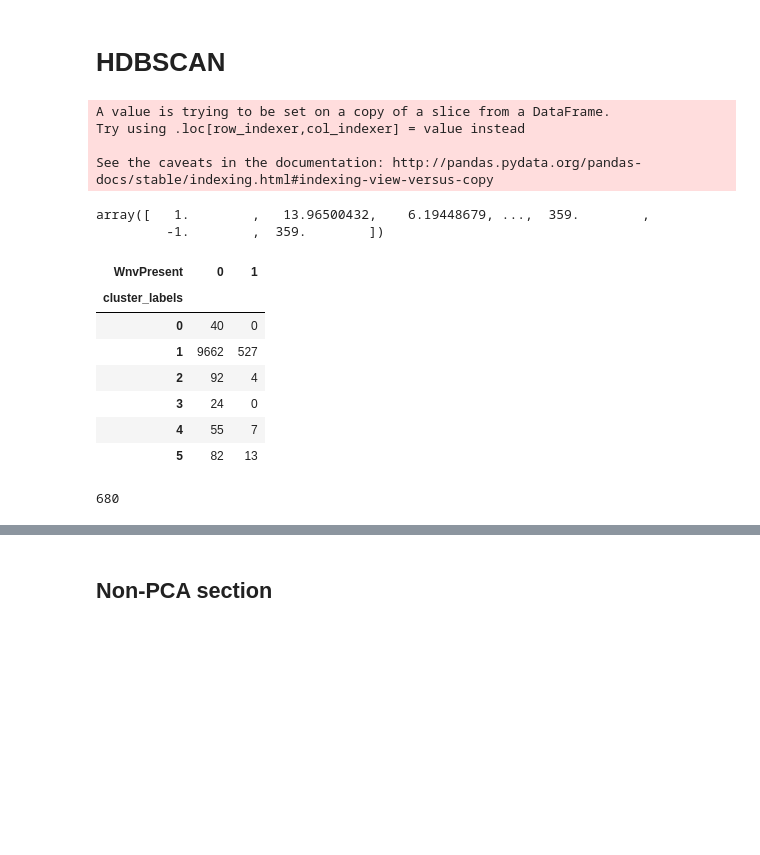
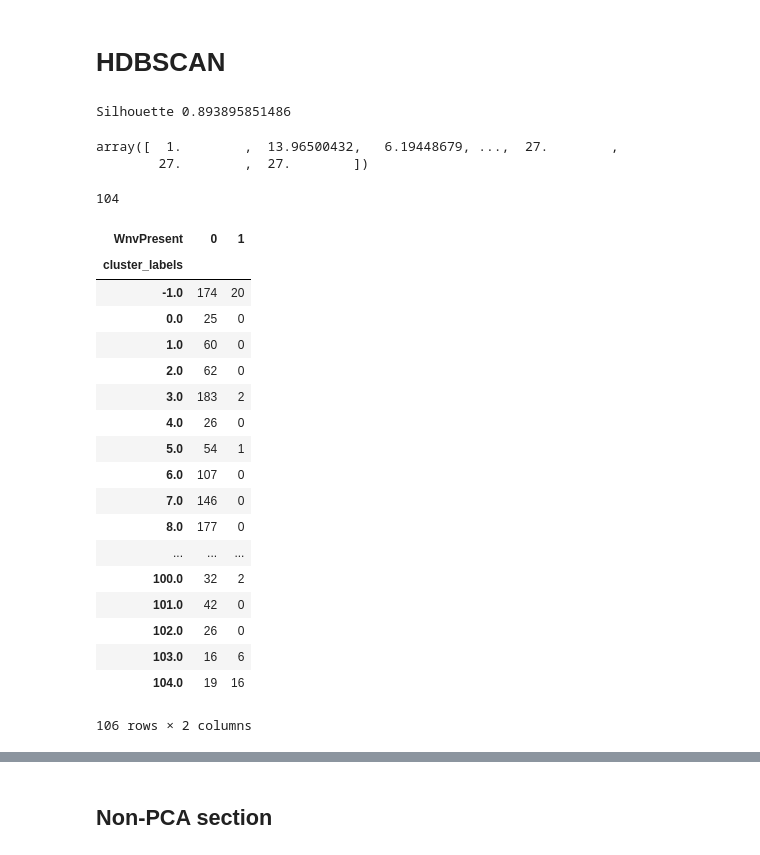
Before and after one commit to austinbrian/skeeter_patrol, a Jupyter notebook: code/BDA-modeling-2.ipynb, the cells around one changed output, grey strips where cells are left out. Drawn from its saved outputs; the diff is of its cells as text; code cells hidden in the pictures; blank space fills up the shorter version.

```diff
--- a/code/BDA-modeling-2.ipynb
+++ b/code/BDA-modeling-2.ipynb
@@ -11,6 +11,11 @@ import hdbscan
 train = pd.read_csv('~/Dropbox/DSI/train.csv')
 cols = [i for i in train.columns]
 train.Date = pd.to_datetime(train.Date)
+
+# rename the extra trap
+train.loc[test['Coordinates'] == (41.992478000000006, -87.862994999999998), 'Trap'] = 'T009Alt'
+train.loc[test['Coordinates'] == (41.763733000000002, -87.742301999999995) , 'Trap'] = 'T035Alt'
+
 
 # deal with NaNs
 for i in train.columns[train.isnull().sum()>0]: # for all the columns with nans
@@ -103,34 +108,45 @@ Name: Coordinates, dtype: int64
 # %% [markdown]
 # HDBSCAN
 # %%
-train
-X = train[X_cols]
+from sklearn.metrics import silhouette_score
+X = train[X_cols].dropna()
 X_vals = X.values
-clusterer = hdbscan.HDBSCAN(min_cluster_size=5)
+clusterer = hdbscan.HDBSCAN(min_cluster_size=20)
 cluster_labels = clusterer.fit_predict(X)
-# train['cluster_labels'] = clusterer.labels_
-train.dropna()['cluster_labels'] = cluster_labels
+print "Silhouette",silhouette_score(X,cluster_labels)
+
+# train.dropna()['cluster_labels'] = clusterer.labels_
+cluster = train[X_cols].dropna()
+cluster['cluster_labels'] = cluster_labels
 np.append(X_vals,cluster_labels)
 # %% [output]
-A value is trying to be set on a copy of a slice from a DataFrame.
-Try using .loc[row_indexer,col_indexer] = value instead
-
-See the caveats in the documentation: http://pandas.pydata.org/pandas-docs/stable/indexing.html#indexing-view-versus-copy
+Silhouette 0.893895851486
-array([   1.        ,   13.96500432,    6.19448679, ...,  359.        ,
-         -1.        ,  359.        ])
+array([  1.        ,  13.96500432,   6.19448679, ...,  27.        ,
+        27.        ,  27.        ])
+# %%
+# We create a total of ... 665 clusters. That's a lot of clusters. Reran with min clusters=10/20
+cluster_labels.max()
+# %% [output]
+104
 # %%
-pd.crosstab(train.cluster_labels,train.WnvPresent)
+pd.crosstab(cluster.cluster_labels,train.WnvPresent)
 # %% [output]
 | WnvPresent | 0 | 1 |
 | cluster_labels |  |  |
-| 0 | 40 | 0 |
-| 1 | 9662 | 527 |
-| 2 | 92 | 4 |
-| 3 | 24 | 0 |
-| 4 | 55 | 7 |
-| 5 | 82 | 13 |
+| -1.0 | 174 | 20 |
+| 0.0 | 25 | 0 |
+| 1.0 | 60 | 0 |
+| 2.0 | 62 | 0 |
+| 3.0 | 183 | 2 |
+| 4.0 | 26 | 0 |
+| 5.0 | 54 | 1 |
+| 6.0 | 107 | 0 |
+| 7.0 | 146 | 0 |
+| 8.0 | 177 | 0 |
+| ... | ... | ... |
+| 100.0 | 32 | 2 |
+| 101.0 | 42 | 0 |
+| 102.0 | 26 | 0 |
+| 103.0 | 16 | 6 |
+| 104.0 | 19 | 16 |
+106 rows × 2 columns
-# %%
-# We create a total of ... 665 clusters. That's a lot of clusters. Reran with min clusters=10
-cluster_labels.max()
-# %% [output]
-680
```
Also changed, not shown: parts of 11 cells of this notebook, 1 other file.
